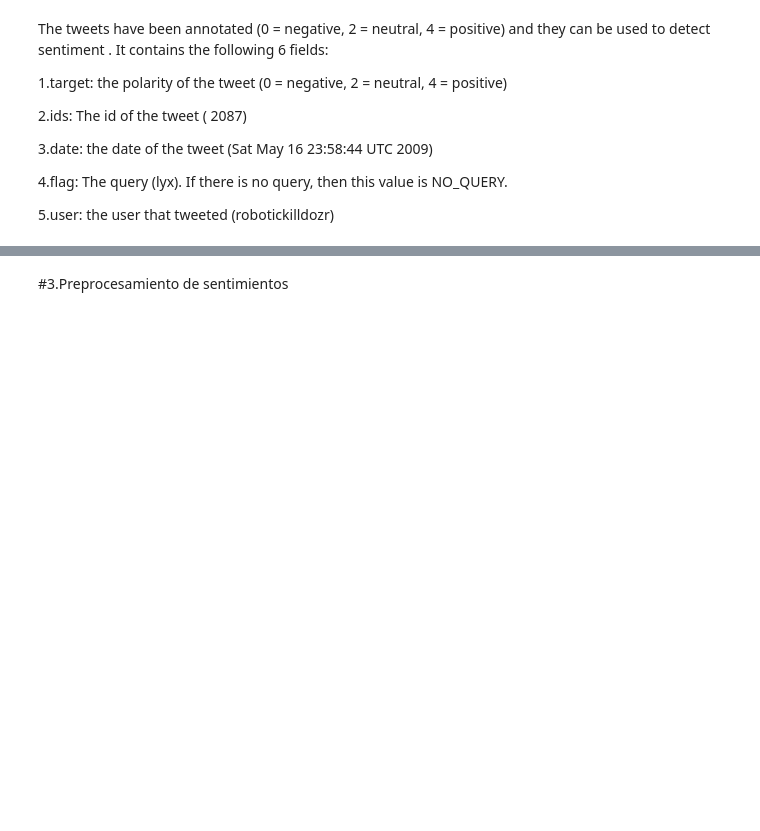
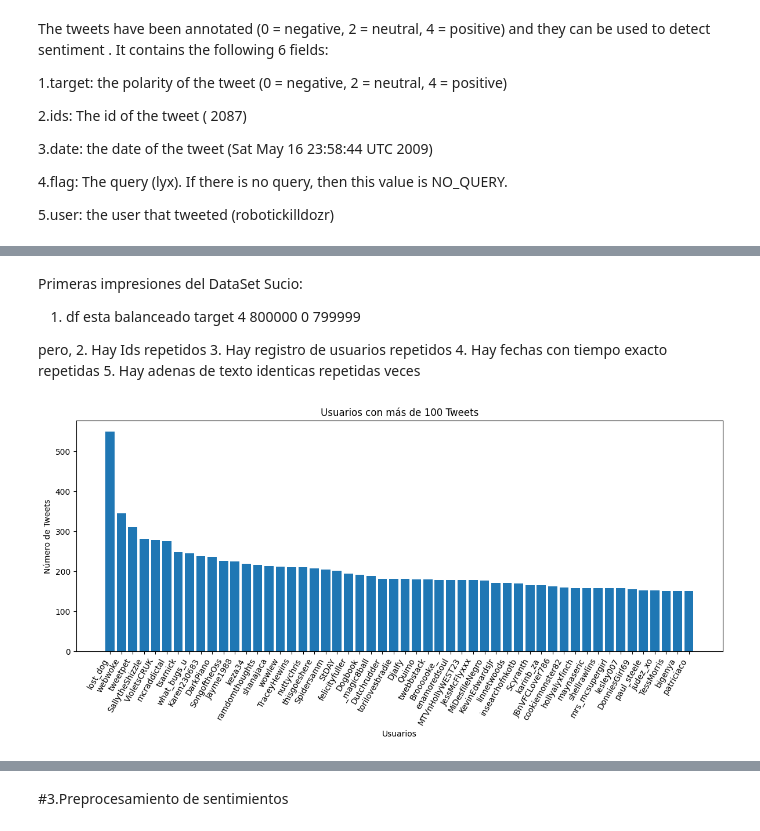
Before and after one commit to qreynas/sentiment_analysis, a Jupyter notebook: 01_Sentiment_Analysis_BCXP.ipynb, the cells around one changed output, grey strips where cells are left out. Saved outputs shown, nothing was run; the diff lists cells and outputs as text; code cells hidden in the pictures; blank space fills up the shorter version.

```diff
--- a/01_Sentiment_Analysis_BCXP.ipynb
+++ b/01_Sentiment_Analysis_BCXP.ipynb
@@ -466,0 +430,34 @@ df
+# %% [markdown]
+Primeras impresiones del DataSet Sucio:
+1. df esta balanceado
+target
+4    800000
+0    799999
+
+pero,
+2. Hay Ids repetidos
+3. Hay registro de usuarios repetidos
+4. Hay fechas con tiempo exacto repetidas
+5. Hay adenas de texto identicas repetidas veces
+# %%
+#Contabilizamos frecuencias de 'user'
+user_counts = df['user'].value_counts()
+
+# Filtrar user_counts para incluir solo usuarios con más de 100 tweets
+user_counts_filtered = user_counts[user_counts > 150]
+
+# Crear la gráfica de barras
+plt.figure(figsize=(12, 6))  # Ajustar el tamaño de la figura si es necesario
+plt.bar(user_counts_filtered.index, user_counts_filtered.values)
+
+# Personalizar la gráfica
+plt.title('Usuarios con más de 100 Tweets')
+plt.xlabel('Usuarios')
+plt.ylabel('Número de Tweets')
+plt.xticks(rotation=60, ha='right')  # Rotar las etiquetas del eje x para mejor legibilidad
+
+# Mostrar la gráfica
+plt.tight_layout()
+plt.show()
+# %% [output]
+[figure, added]
```
Also changed, not shown: parts of 30 cells of this notebook.
